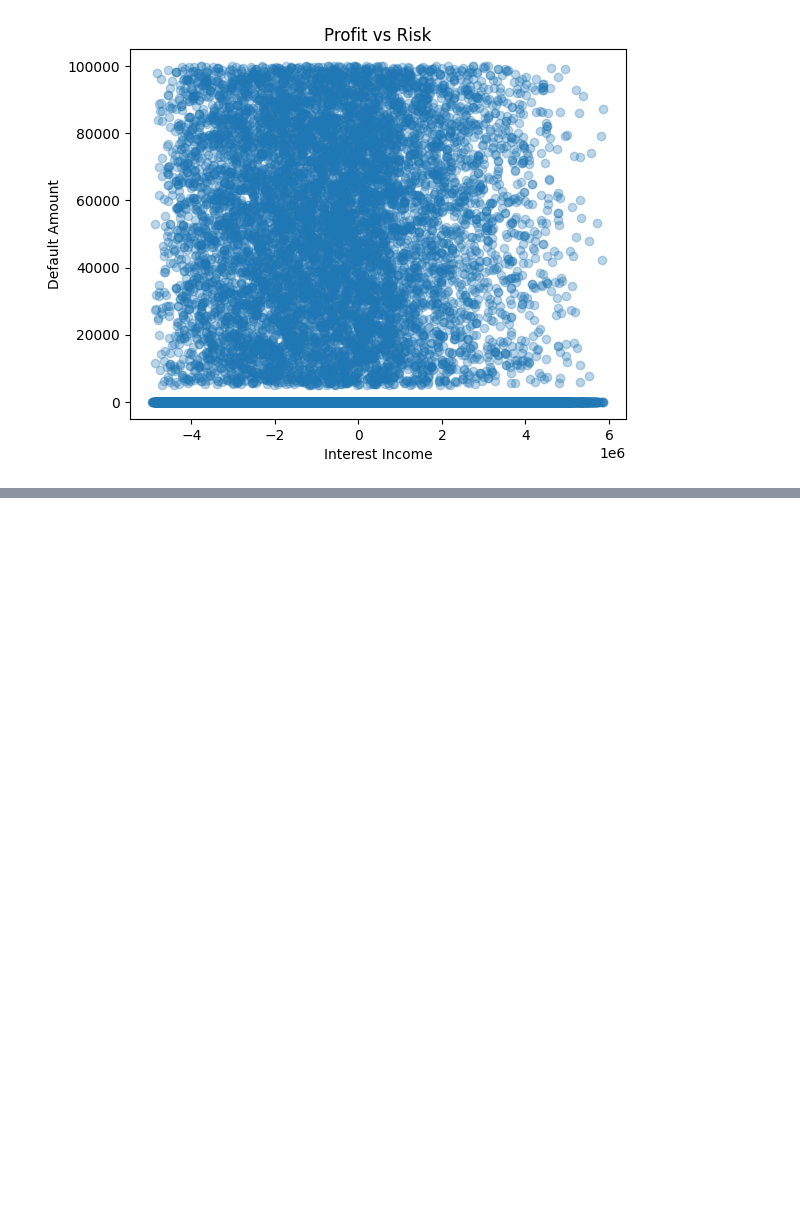
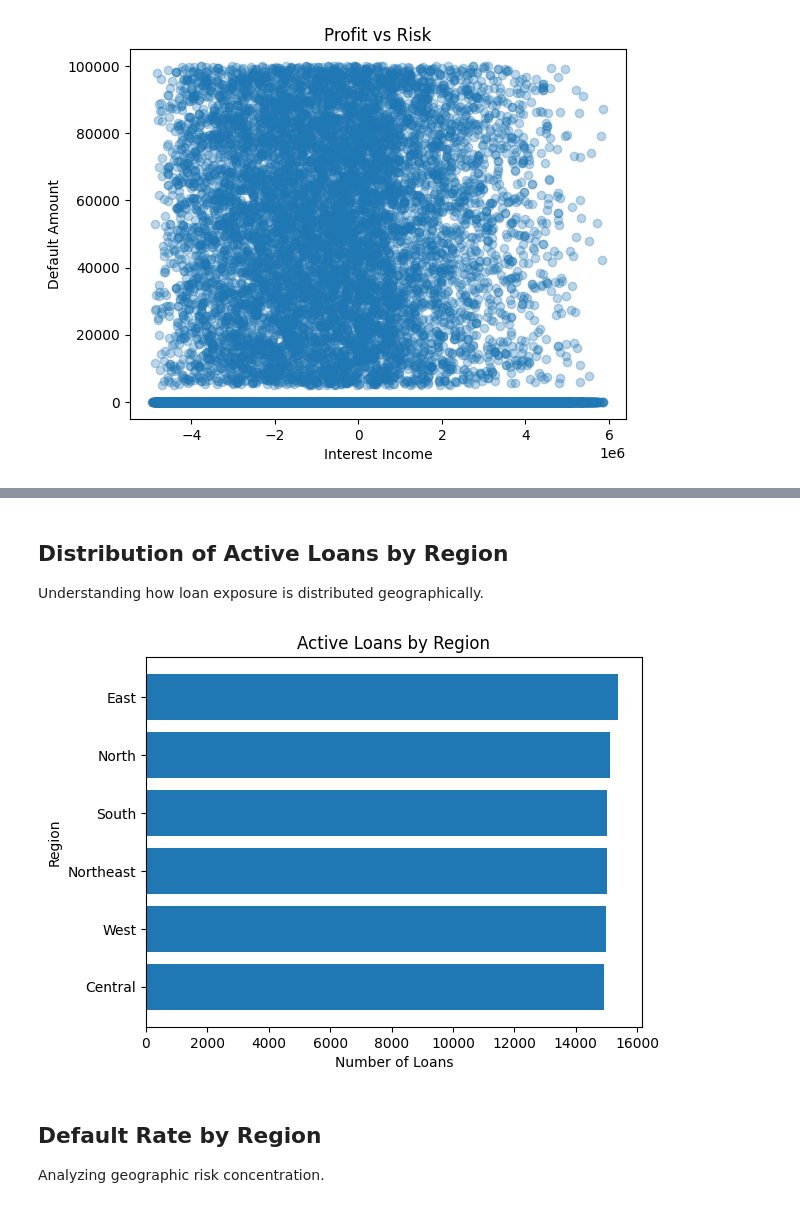
Before and after one commit to madhurmd/hero-fincorp-loan-analysis, a Jupyter notebook: notebooks/analysis.ipynb, the cells around one changed output, grey strips where cells are left out. Saved outputs shown, nothing was run; the diff lists cells and outputs as text; code cells hidden in the pictures; blank space fills up the shorter version.

```diff
--- a/notebooks/analysis.ipynb
+++ b/notebooks/analysis.ipynb
@@ -1630,0 +1636,25 @@ plt.show()
+# %% [markdown]
+## Distribution of Active Loans by Region
+
+Understanding how loan exposure is distributed geographically.
+# %%
+loan_region = loans.merge(
+    customers[['Customer_ID', 'Region']],
+    on='Customer_ID',
+    how='left'
+)
+# %%
+region_loans = loan_region.groupby('Region')['Loan_ID'].count().sort_values()
+# %%
+plt.figure()
+plt.barh(region_loans.index, region_loans.values)
+plt.title("Active Loans by Region")
+plt.xlabel("Number of Loans")
+plt.ylabel("Region")
+plt.show()
+# %% [output]
+[figure, added]
+# %% [markdown]
+## Default Rate by Region
+
+Analyzing geographic risk concentration.
```
Also changed, not shown: parts of 10 cells of this notebook.
